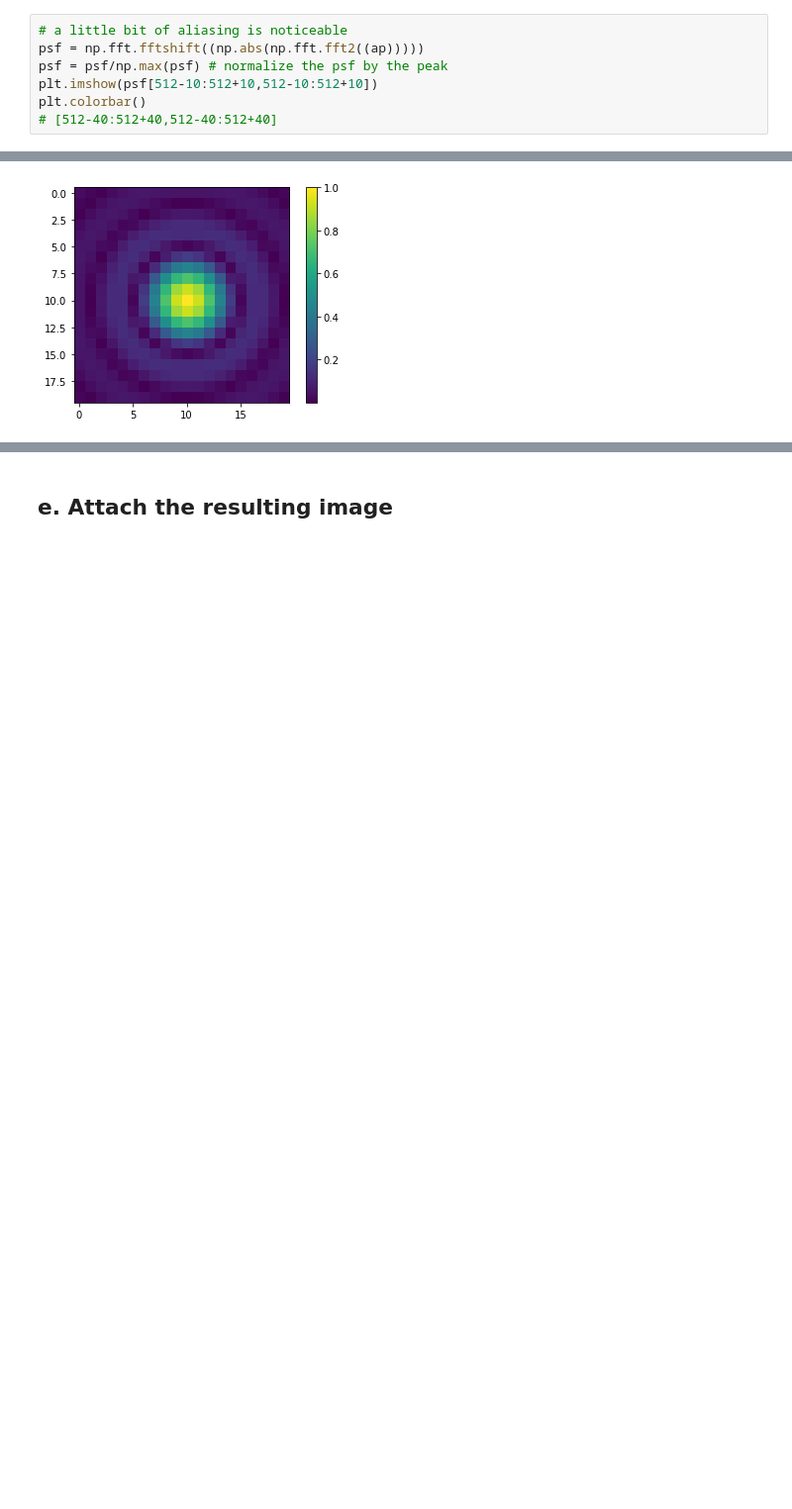
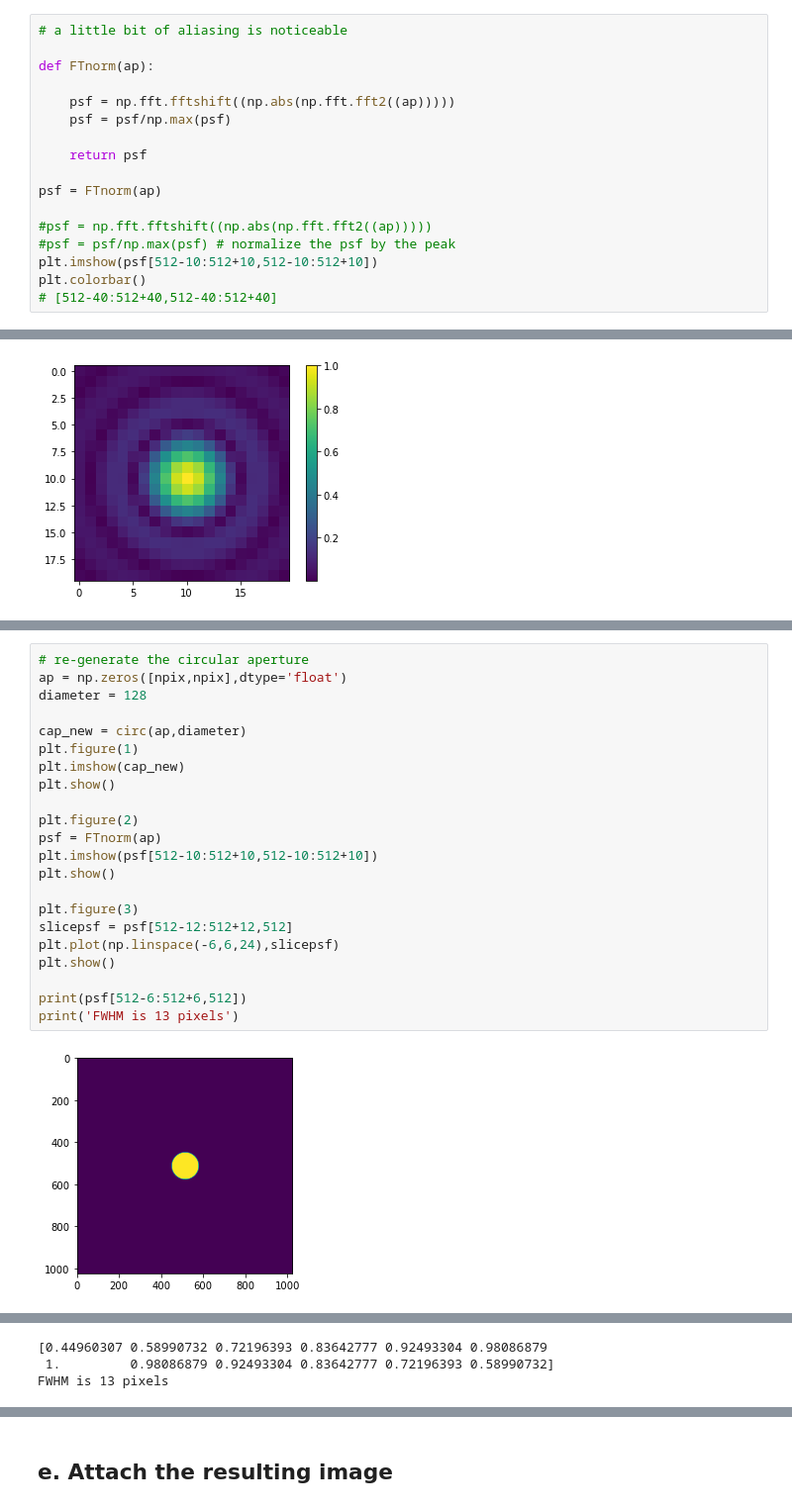
Before and after one commit to trentjbrendel/OPTI-528, a Jupyter notebook: Homework1_JNA.ipynb, the cells around one changed output, grey strips where cells are left out. Shown: that part at 99% size. Saved outputs shown, nothing was run; the diff lists cells and outputs as text; blank space fills up the shorter version.

```diff
--- a/Homework1_JNA.ipynb
+++ b/Homework1_JNA.ipynb
@@ -240,7 +301,17 @@ Note: The best way to do this is to compute an azimuthal average of the PSF. Do
 # %%
 # a little bit of aliasing is noticeable
-psf = np.fft.fftshift((np.abs(np.fft.fft2((ap)))))
-psf = psf/np.max(psf) # normalize the psf by the peak
+
+def FTnorm(ap):
+
+    psf = np.fft.fftshift((np.abs(np.fft.fft2((ap)))))
+    psf = psf/np.max(psf)
+
+    return psf
+
+psf = FTnorm(ap)
+
+#psf = np.fft.fftshift((np.abs(np.fft.fft2((ap)))))
+#psf = psf/np.max(psf) # normalize the psf by the peak
 plt.imshow(psf[512-10:512+10,512-10:512+10])
 plt.colorbar()
 # [512-40:512+40,512-40:512+40]
@@ -265,0 +343,24 @@ print(slice_psf)
+# %%
+# re-generate the circular aperture
+ap = np.zeros([npix,npix],dtype='float')
+diameter = 128
+
+cap_new = circ(ap,diameter)
+plt.figure(1)
+plt.imshow(cap_new)
+plt.show()
+
+plt.figure(2)
+psf = FTnorm(ap)
+plt.imshow(psf[512-10:512+10,512-10:512+10])
+plt.show()
+
+plt.figure(3)
+slicepsf = psf[512-12:512+12,512]
+plt.plot(np.linspace(-6,6,24),slicepsf)
+plt.show()
+
+print(psf[512-6:512+6,512])
+print('FWHM is 13 pixels')
+# %% [output]
+[figure, added]
@@ -266,2 +369,5 @@ print(slice_psf)
+[0.44960307 0.58990732 0.72196393 0.83642777 0.92493304 0.98086879
+ 1.         0.98086879 0.92493304 0.83642777 0.72196393 0.58990732]
+FWHM is 13 pixels
 # %% [markdown]
 ## c.	How would you expect the width of the PSF to change if the diameter of the aperture were doubled?
```
Also changed, not shown: parts of 31 cells of this notebook.
